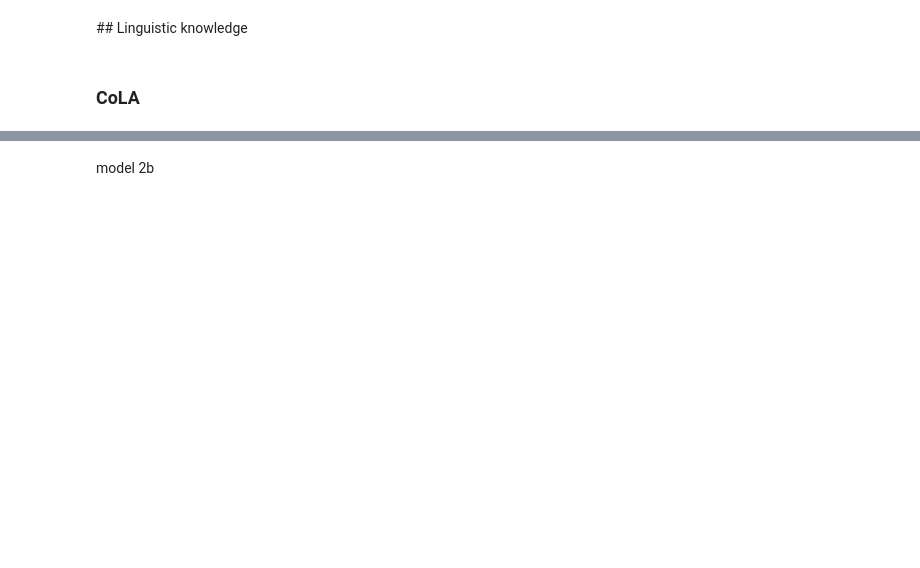
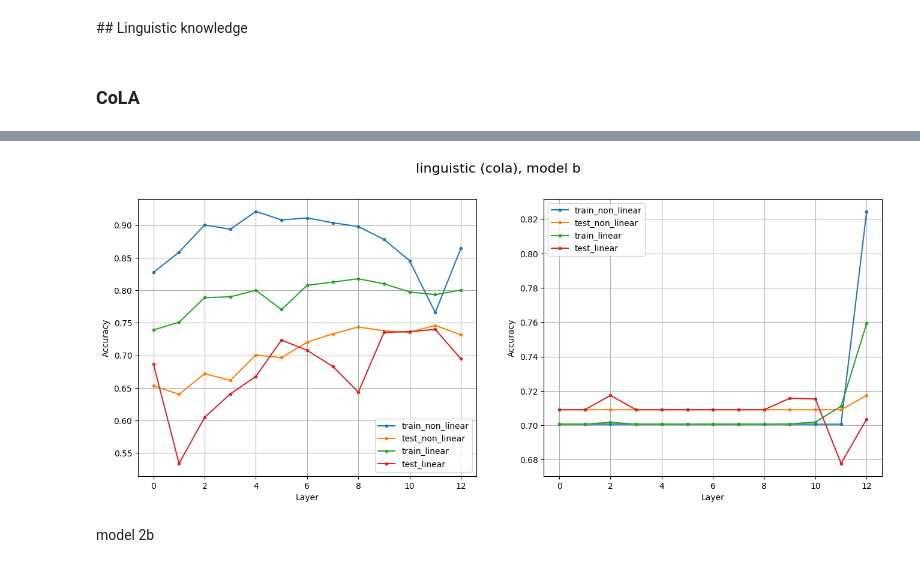
Before and after one commit to rrossierba/digital-transformation-computer-security, a Jupyter notebook: probe_t5.ipynb, the cells around one changed output, grey strips where cells are left out. Drawn from its saved outputs; the diff is of its cells as text; code cells hidden in the pictures; blank space fills up the shorter version.

Commit message:
added plotting function

```diff
--- a/probe_t5.ipynb
+++ b/probe_t5.ipynb
@@ -1269,11 +1269,11 @@ def split_train_test(df, split_index):
 # %% [markdown]
 ## Basic iteration through layers
 # %%
-def iterate_training_layers(model_size, train_df, test_df, num_layers, encdec, probe, probe_args={}, split_index=75, label='label'):
+def iterate_training_layers(model_size, train_df, test_df, num_layers, encdec, probe, label='label'):
   train_accuracy = []
   test_accuracy = []
 
-  print(f'Training on model {model_size}, considering {encdec}')
+  print(f'Training on model {model_size}, considering {encdec}, probe {probe}')
   for layer in trange(num_layers):
     col_name = f'{encdec}_layer_{layer+1}'
 
@@ -1292,7 +1292,7 @@ def iterate_training_layers(model_size, train_df, test_df, num_layers, encdec, p
       probe_instance = LinearProbe(input_dim=X_train_tensor.shape[1], output_dim=output_dim)
     elif probe == 'non_linear':
       output_dim = y_train_tensor.max().item()+1
-      probe_instance = NonLinearProbe(input_dim=X_train_tensor.shape[1], output_dim=output_dim, **probe_args)
+      probe_instance = NonLinearProbe(input_dim=X_train_tensor.shape[1], output_dim=output_dim)
     else:
       raise ValueError('Probe must be either linear or non_linear')
 
@@ -1400,3 +1398,4 @@ plot_accuracies(accuracies_factual_2b, '2b', 'factual')
 # %%
 cola_b_path = '/content/drive/MyDrive/DTCS_datasets/cola_t5gemma-b-b-ul2.pkl'
 cola_b_df = pd.read_pickle(cola_b_path)
+train_cola_df, test_cola_df = split_train_test(cola_b_df, TRAIN_SPLIT)
@@ -1417,0 +1402,15 @@ plot_accuracies(decoder_results[0], decoder_results[1], 'b', 'non_linear', 'ling
+# %%
+configb = {
+    'model_size' : 'b',
+    'train_df' : train_cola_df,
+    'test_df' : test_cola_df,
+    'num_layers' :13
+}
+
+# encoder
+cola_encoder_results_nl = iterate_training_layers(**configb, encdec='encoder', probe=NON_LINEAR)
+cola_encoder_results_l = iterate_training_layers(**configb, encdec='encoder', probe=LINEAR)
+
+# decoder
+cola_decoder_results_nl = iterate_training_layers(**configb, encdec='decoder', probe=NON_LINEAR)
+cola_decoder_results_l = iterate_training_layers(**configb, encdec='decoder', probe=LINEAR)
@@ -1418,3 +1422,12 @@ plot_accuracies(decoder_results[0], decoder_results[1], 'b', 'non_linear', 'ling
+# %%
+cola_accuracies = [
+    [(cola_encoder_results_nl, NON_LINEAR), (cola_encoder_results_l, LINEAR)],
+    [(cola_decoder_results_nl, NON_LINEAR), (cola_decoder_results_l, LINEAR)]
+]
+
+plot_accuracies(cola_accuracies, 'b', 'linguistic (cola)')
+# %% [output]
+[figure, added]
 # %% [markdown]
 model 2b
 # %%
```
Also changed, not shown: parts of 32 cells of this notebook.
